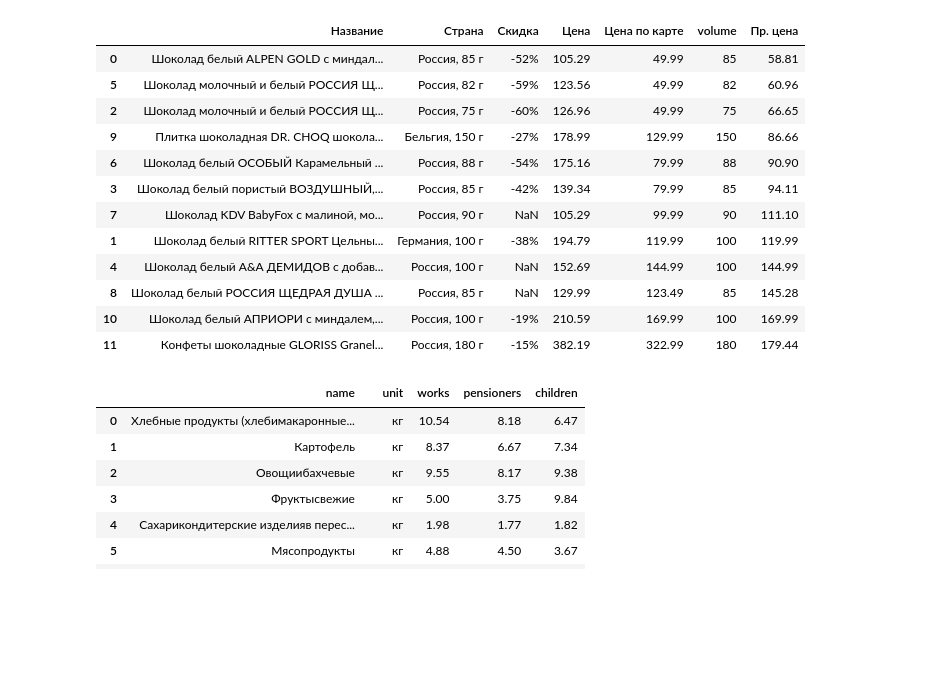
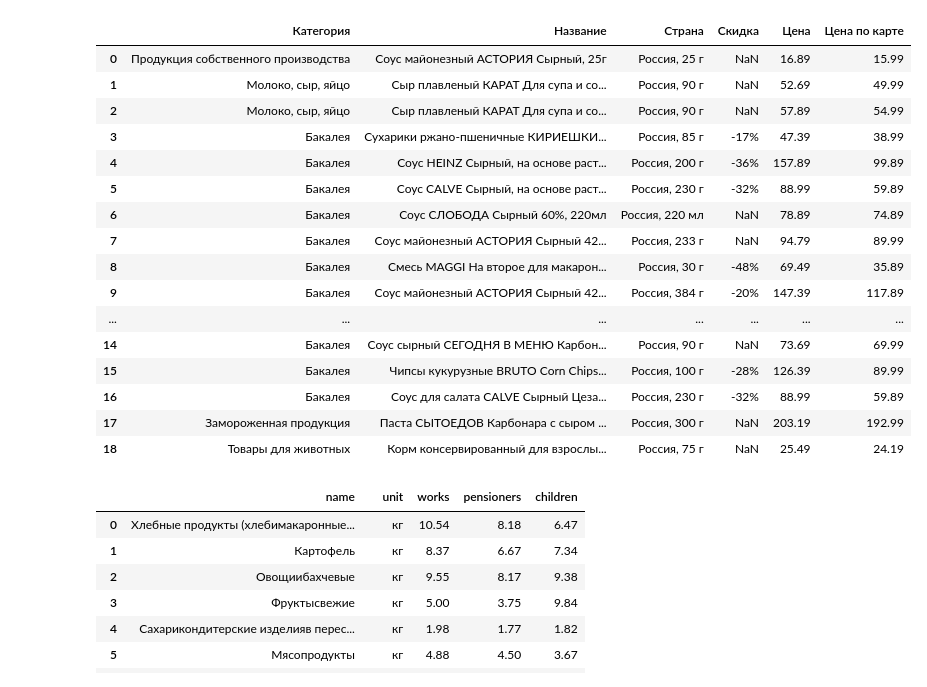
Before and after one commit to work-f999145/work_002, a Jupyter notebook: result_read.ipynb, the cells around one changed output. Cells and saved outputs as stored; diff of their text form; code cells hidden in the pictures; blank space fills up the shorter version.

```diff
--- a/result_read.ipynb
+++ b/result_read.ipynb
@@ -73,24 +73,29 @@ display(test[test['volume']>600].nlargest(5, columns='Пр. цена'))
 # %%
-choc_mask_01 = df['Название'].str.lower().str.contains(r'(?=.*шоколад)(?=.*белый)', regex=True)
-choc_mask_02 = df['Категория'] == 'Кондитерские изделия'
-chocolate = df[choc_mask_01 & choc_mask_02].copy().reset_index(drop='index')
-chocolate['volume'] = chocolate['Страна'].str.extract('(\d+)').astype(int)
-chocolate['Пр. цена'] = round((chocolate['Цена по карте'] / (chocolate['volume'] / 100)), 2)
-chocolate[chocolate.columns[1:]].sort_values('Пр. цена')
+choc_mask_01 = df['Название'].str.lower().str.contains(r'(?=.*\bсоус)(?=.*\bсыр)', regex=True)
+# choc_mask_02 = df['Категория'] == 'Кондитерские изделия'
+chocolate = df[choc_mask_01].copy().reset_index(drop=True)
+# chocolate['volume'] = chocolate['Страна'].str.extract('(\d+)').astype(int)
+# chocolate['Пр. цена'] = round((chocolate['Цена по карте'] / (chocolate['volume'] / 100)), 2)
+# chocolate[chocolate.columns[1:]].sort_values('Пр. цена')
+chocolate
 # %% [output]
-|  | Название | Страна | Скидка | Цена | Цена по карте | volume | Пр. цена |
-| 0 | Шоколад белый ALPEN GOLD с миндал... | Россия, 85 г | -52% | 105.29 | 49.99 | 85 | 58.81 |
-| 5 | Шоколад молочный и белый РОССИЯ Щ... | Россия, 82 г | -59% | 123.56 | 49.99 | 82 | 60.96 |
-| 2 | Шоколад молочный и белый РОССИЯ Щ... | Россия, 75 г | -60% | 126.96 | 49.99 | 75 | 66.65 |
-| 9 | Плитка шоколадная DR. CHOQ шокола... | Бельгия, 150 г | -27% | 178.99 | 129.99 | 150 | 86.66 |
-| 6 | Шоколад белый ОСОБЫЙ Карамельный ... | Россия, 88 г | -54% | 175.16 | 79.99 | 88 | 90.90 |
-| 3 | Шоколад белый пористый ВОЗДУШНЫЙ,... | Россия, 85 г | -42% | 139.34 | 79.99 | 85 | 94.11 |
-| 7 | Шоколад KDV BabyFox с малиной, мо... | Россия, 90 г | NaN | 105.29 | 99.99 | 90 | 111.10 |
-| 1 | Шоколад белый RITTER SPORT Цельны... | Германия, 100 г | -38% | 194.79 | 119.99 | 100 | 119.99 |
-| 4 | Шоколад белый А&А ДЕМИДОВ с добав... | Россия, 100 г | NaN | 152.69 | 144.99 | 100 | 144.99 |
-| 8 | Шоколад белый РОССИЯ ЩЕДРАЯ ДУША ... | Россия, 85 г | NaN | 129.99 | 123.49 | 85 | 145.28 |
-| 10 | Шоколад белый АПРИОРИ с миндалем,... | Россия, 100 г | -19% | 210.59 | 169.99 | 100 | 169.99 |
-| 11 | Конфеты шоколадные GLORISS Granel... | Россия, 180 г | -15% | 382.19 | 322.99 | 180 | 179.44 |
+|  | Категория | Название | Страна | Скидка | Цена | Цена по карте |
+| 0 | Продукция собственного производства | Соус майонезный АСТОРИЯ Сырный, 25г | Россия, 25 г | NaN | 16.89 | 15.99 |
+| 1 | Молоко, сыр, яйцо | Сыр плавленый КАРАТ Для супа и со... | Россия, 90 г | NaN | 52.69 | 49.99 |
+| 2 | Молоко, сыр, яйцо | Сыр плавленый КАРАТ Для супа и со... | Россия, 90 г | NaN | 57.89 | 54.99 |
+| 3 | Бакалея | Сухарики ржано-пшеничные КИРИЕШКИ... | Россия, 85 г | -17% | 47.39 | 38.99 |
+| 4 | Бакалея | Соус HEINZ Сырный, на основе раст... | Россия, 200 г | -36% | 157.89 | 99.89 |
+| 5 | Бакалея | Соус CALVE Сырный, на основе раст... | Россия, 230 г | -32% | 88.99 | 59.89 |
+| 6 | Бакалея | Соус СЛОБОДА Сырный 60%, 220мл | Россия, 220 мл | NaN | 78.89 | 74.89 |
+| 7 | Бакалея | Соус майонезный АСТОРИЯ Сырный 42... | Россия, 233 г | NaN | 94.79 | 89.99 |
+| 8 | Бакалея | Смесь MAGGI На второе для макарон... | Россия, 30 г | -48% | 69.49 | 35.89 |
+| 9 | Бакалея | Соус майонезный АСТОРИЯ Сырный 42... | Россия, 384 г | -20% | 147.39 | 117.89 |
+| ... | ... | ... | ... | ... | ... | ... |
+| 14 | Бакалея | Соус сырный СЕГОДНЯ В МЕНЮ Карбон... | Россия, 90 г | NaN | 73.69 | 69.99 |
+| 15 | Бакалея | Чипсы кукурузные BRUTO Сorn Chips... | Россия, 100 г | -28% | 126.39 | 89.99 |
+| 16 | Бакалея | Соус для салата CALVE Сырный Цеза... | Россия, 230 г | -32% | 88.99 | 59.89 |
+| 17 | Замороженная продукция | Паста СЫТОЕДОВ Карбонара с сыром ... | Россия, 300 г | NaN | 203.19 | 192.99 |
+| 18 | Товары для животных | Корм консервированный для взрослы... | Россия, 75 г | NaN | 25.49 | 24.19 |
 # %%
 import requests
 from bs4 import BeautifulSoup as BS
```
Also changed, not shown: parts of 4 cells of this notebook, 1 other file.
